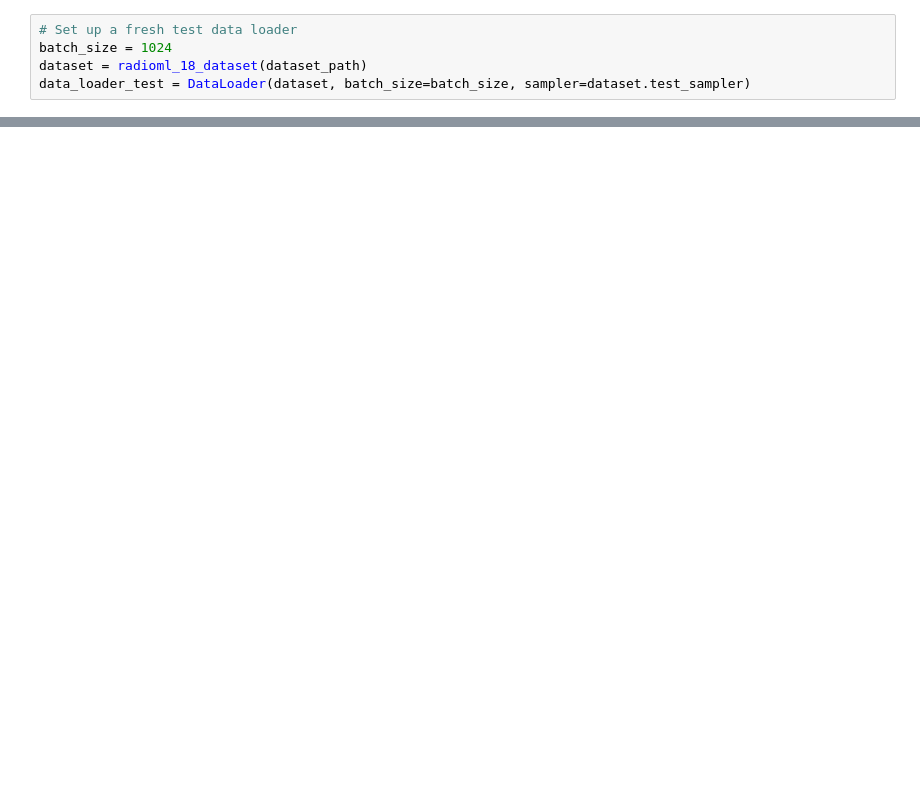
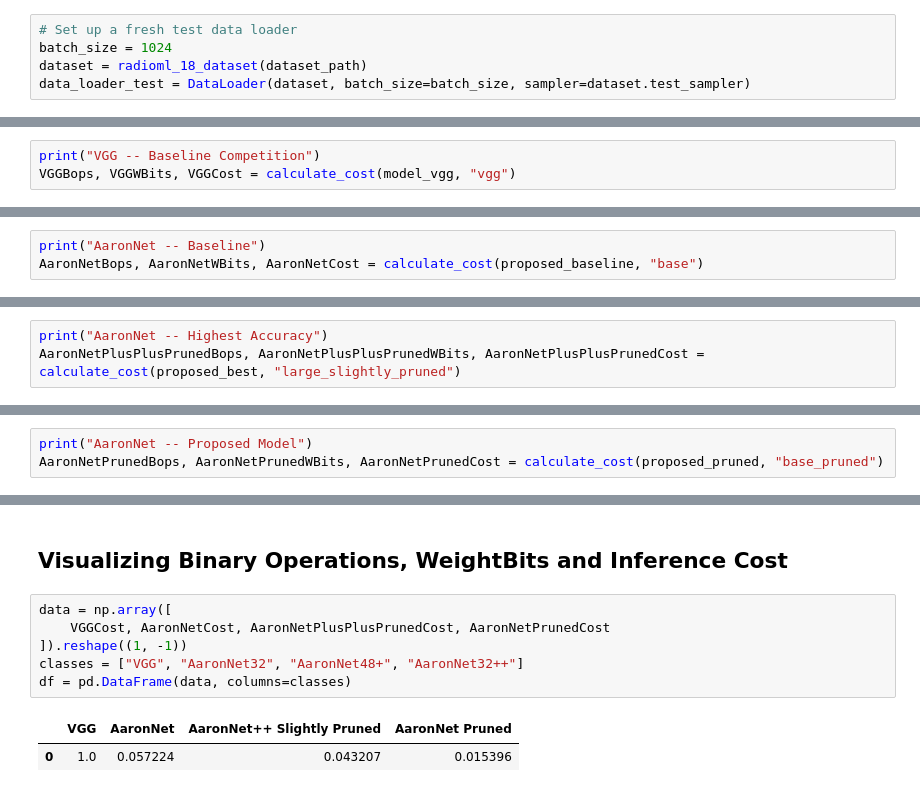
Before and after one commit to ITU-AI-ML-in-5G-Challenge/ITU-ML5G-PS-007-Aaronica, a Jupyter notebook: evaluation.ipynb, the cells around one changed output, grey strips where cells are left out. Drawn from its saved outputs; the diff is of its cells as text; blank space fills up the shorter version.

```diff
--- a/evaluation.ipynb
+++ b/evaluation.ipynb
@@ -812,0 +279,3 @@ Accuracy overall: 0.594669
+# %%
+print("VGG -- Baseline Competition")
+VGGBops, VGGWBits, VGGCost = calculate_cost(model_vgg, "vgg")
@@ -812,0 +298,3 @@ Accuracy overall: 0.594669
+# %%
+print("AaronNet -- Baseline")
+AaronNetBops, AaronNetWBits, AaronNetCost = calculate_cost(proposed_baseline, "base")
@@ -812,0 +318,3 @@ Accuracy overall: 0.594669
+# %%
+print("AaronNet -- Highest Accuracy")
+AaronNetPlusPlusPrunedBops, AaronNetPlusPlusPrunedWBits, AaronNetPlusPlusPrunedCost = calculate_cost(proposed_best, "large_slightly_pruned")
@@ -812,0 +338,3 @@ Accuracy overall: 0.594669
+# %%
+print("AaronNet -- Proposed Model")
+AaronNetPrunedBops, AaronNetPrunedWBits, AaronNetPrunedCost = calculate_cost(proposed_pruned, "base_pruned")
@@ -812,0 +358,11 @@ Accuracy overall: 0.594669
+# %% [markdown]
+## Visualizing Binary Operations, WeightBits and Inference Cost
+# %%
+data = np.array([
+    VGGCost, AaronNetCost, AaronNetPlusPlusPrunedCost, AaronNetPrunedCost
+]).reshape((1, -1))
+classes = ["VGG", "AaronNet32", "AaronNet48+", "AaronNet32++"]
+df = pd.DataFrame(data, columns=classes)
+# %% [output]
+|  | VGG | AaronNet | AaronNet++ Slightly Pruned | AaronNet Pruned |
+| 0 | 1.0 | 0.057224 | 0.043207 | 0.015396 |
```
Also changed, not shown: parts of 38 cells of this notebook, 18 other files.
